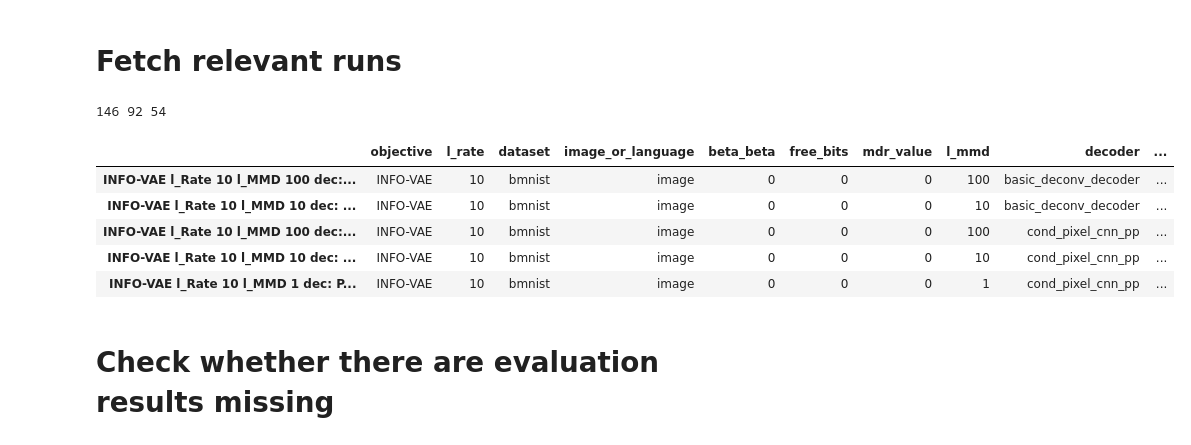
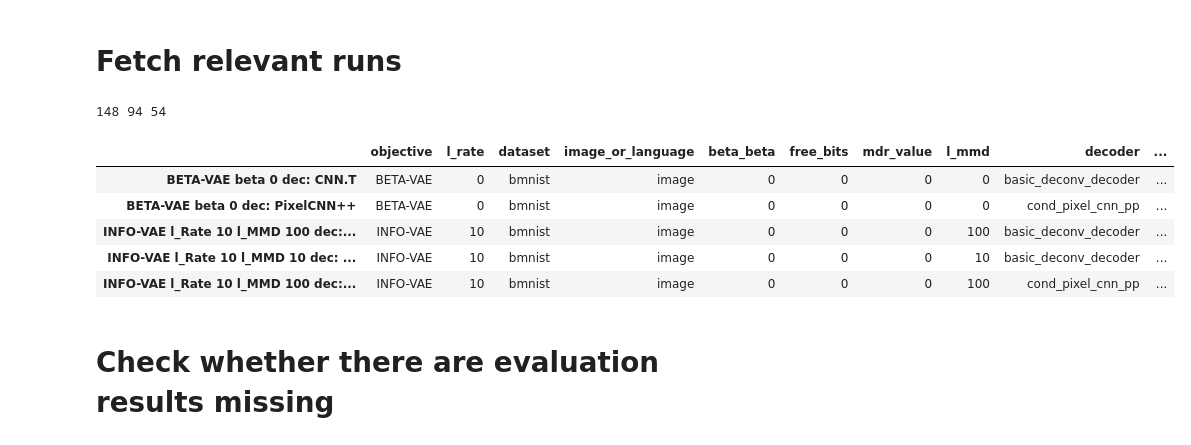
Before and after one commit to ClaartjeBarkhof/bayesian-statistical-criticism-vae, a Jupyter notebook: analysis/identify_missing_runs.ipynb, the cells around one changed output. Saved outputs shown, nothing was run; the diff lists cells and outputs as text; code cells hidden in the pictures.

```diff
--- a/analysis/identify_missing_runs.ipynb
+++ b/analysis/identify_missing_runs.ipynb
@@ -20,20 +20,20 @@ EVALUATION_RESULT_FILE = "evaluation-results.pt"
 # %%
 prefixes = ["(mdr-vae-exp 8 oct)", "(fb-vae-exp 8 oct) ",
             "(beta-vae-exp 6 oct) ", "(inf-vae-exp 5 oct) ",
             "(5-jan ptb-test)", "(4-jan ptb-test)", "(10-jan ptb)",
-            "(11-jan ptb)", "(19-jan ptb)", "(20-jan bmnist)", "(23-jan bmnist)"]
+            "(11-jan ptb)", "(19-jan ptb)", "(20-jan bmnist)", "(23-jan bmnist)", "(10-feb bmnist)"]
 
 run_df = make_run_overview_df(prefixes)
 print(len(run_df), len(run_df[run_df.image_or_language == "image"]), len(run_df[run_df.image_or_language == "language"]))
 run_df.head()
 # %% [output]
-146 92 54
+148 94 54
 |  | objective | l_rate | dataset | image_or_language | beta_beta | free_bits | mdr_value | l_mmd | decoder | ... |
+| BETA-VAE beta 0 dec: CNN.T | BETA-VAE | 0 | bmnist | image | 0 | 0 | 0 | 0 | basic_deconv_decoder | ... |
+| BETA-VAE beta 0 dec: PixelCNN++ | BETA-VAE | 0 | bmnist | image | 0 | 0 | 0 | 0 | cond_pixel_cnn_pp | ... |
 | INFO-VAE l_Rate 10 l_MMD 100 dec:... | INFO-VAE | 10 | bmnist | image | 0 | 0 | 0 | 100 | basic_deconv_decoder | ... |
 | INFO-VAE l_Rate 10 l_MMD 10 dec: ... | INFO-VAE | 10 | bmnist | image | 0 | 0 | 0 | 10 | basic_deconv_decoder | ... |
 | INFO-VAE l_Rate 10 l_MMD 100 dec:... | INFO-VAE | 10 | bmnist | image | 0 | 0 | 0 | 100 | cond_pixel_cnn_pp | ... |
-| INFO-VAE l_Rate 10 l_MMD 10 dec: ... | INFO-VAE | 10 | bmnist | image | 0 | 0 | 0 | 10 | cond_pixel_cnn_pp | ... |
-| INFO-VAE l_Rate 10 l_MMD 1 dec: P... | INFO-VAE | 10 | bmnist | image | 0 | 0 | 0 | 1 | cond_pixel_cnn_pp | ... |
 # %% [markdown]
 # Check whether there are evaluation results missing
 # %%
```
Also changed, not shown: parts of 2 cells of this notebook, 6 other files.
